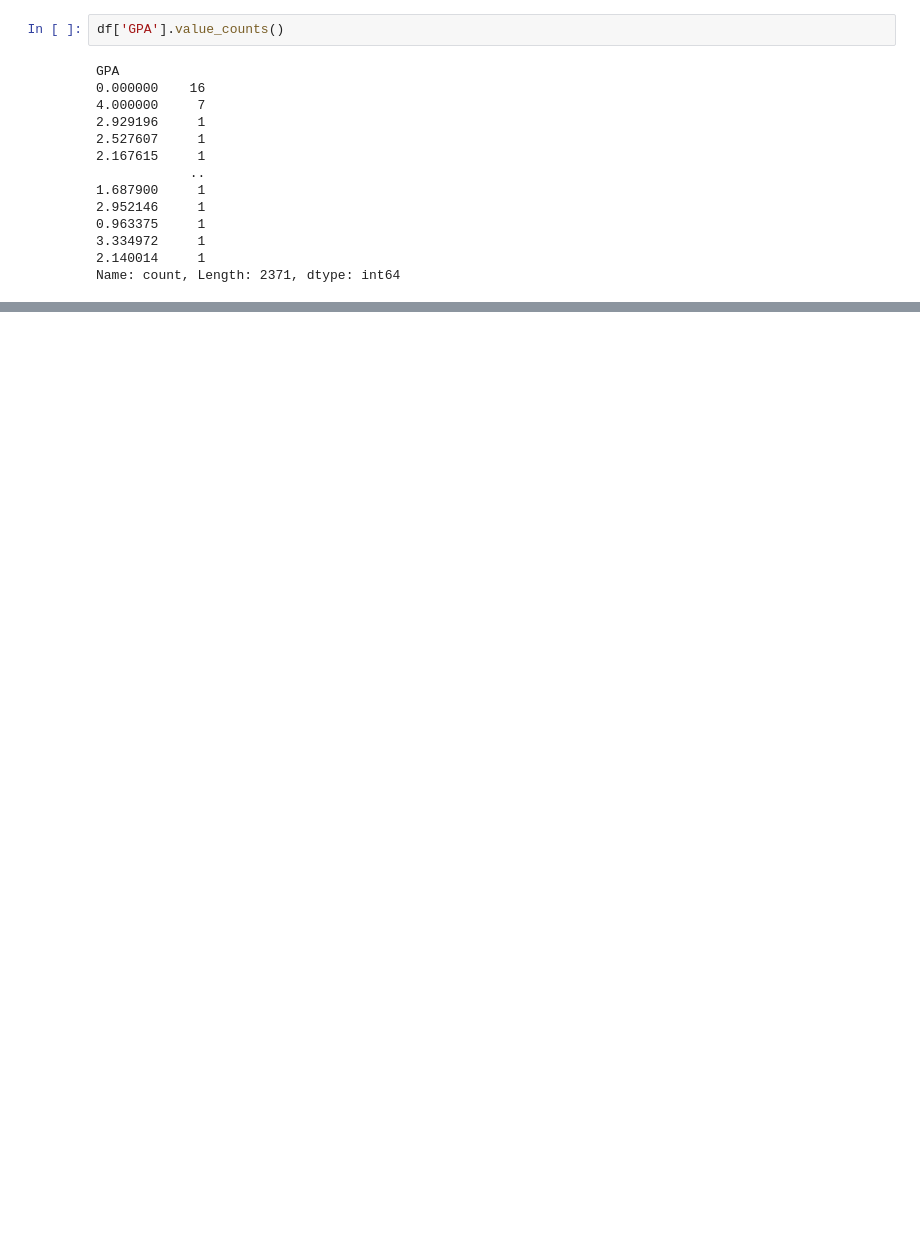
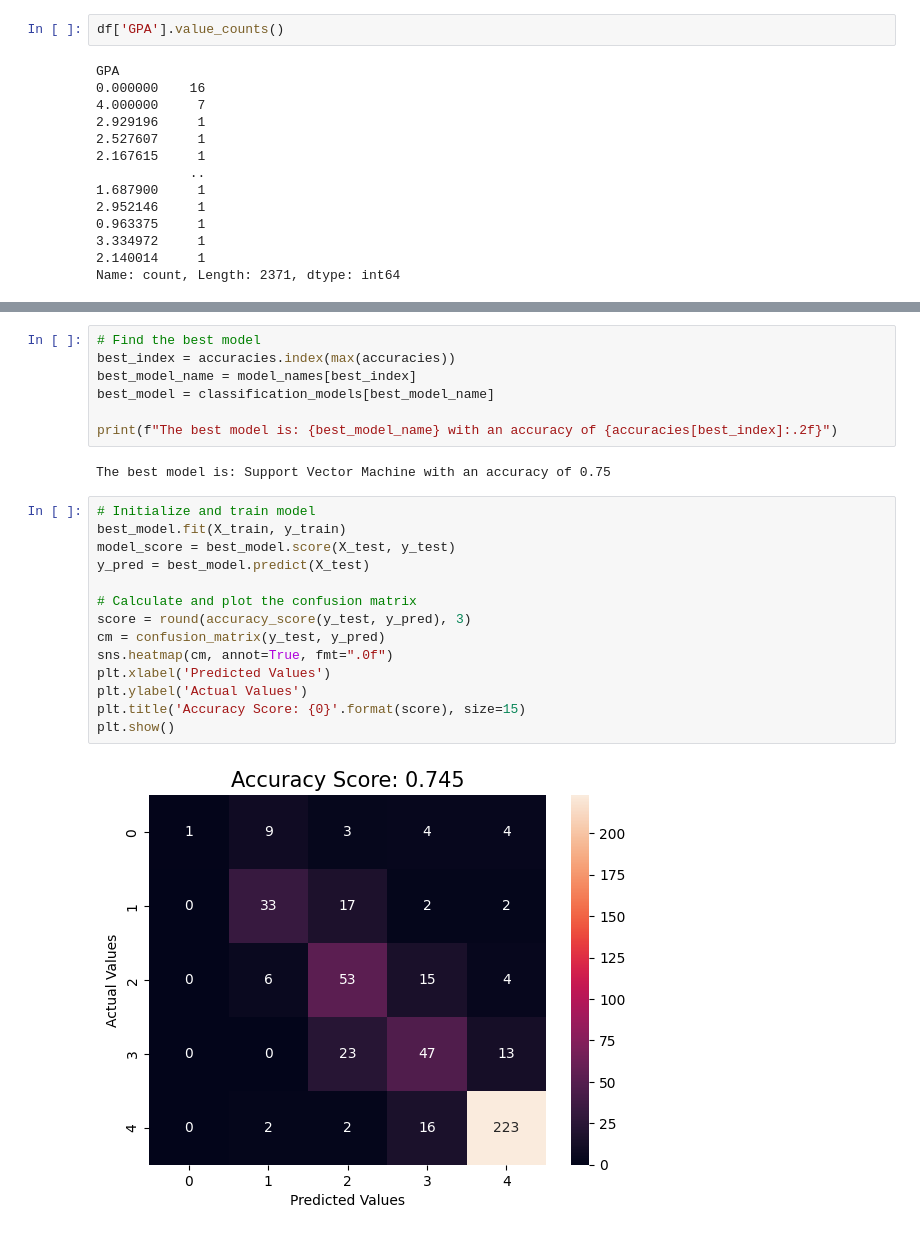
Before and after one commit to shreyash-jais-02/Student-Performance, a Jupyter notebook: Student_performance.ipynb, the cells around one changed output, grey strips where cells are left out. Saved outputs shown, nothing was run; the diff lists cells and outputs as text; blank space fills up the shorter version.

```diff
--- a/Student_performance.ipynb
+++ b/Student_performance.ipynb
@@ -150,0 +236,25 @@ Categorical features: ['Age', 'Gender', 'Ethnicity', 'ParentalEducation', 'Tutor
+# %%
+# Find the best model
+best_index = accuracies.index(max(accuracies))
+best_model_name = model_names[best_index]
+best_model = classification_models[best_model_name]
+
+print(f"The best model is: {best_model_name} with an accuracy of {accuracies[best_index]:.2f}")
+# %% [output]
+The best model is: Support Vector Machine with an accuracy of 0.75
+# %%
+# Initialize and train model
+best_model.fit(X_train, y_train)
+model_score = best_model.score(X_test, y_test)
+y_pred = best_model.predict(X_test)
+
+# Calculate and plot the confusion matrix
+score = round(accuracy_score(y_test, y_pred), 3)
+cm = confusion_matrix(y_test, y_pred)
+sns.heatmap(cm, annot=True, fmt=".0f")
+plt.xlabel('Predicted Values')
+plt.ylabel('Actual Values')
+plt.title('Accuracy Score: {0}'.format(score), size=15)
+plt.show()
+# %% [output]
+[figure, added]
```
Also changed, not shown: parts of 24 cells of this notebook.
